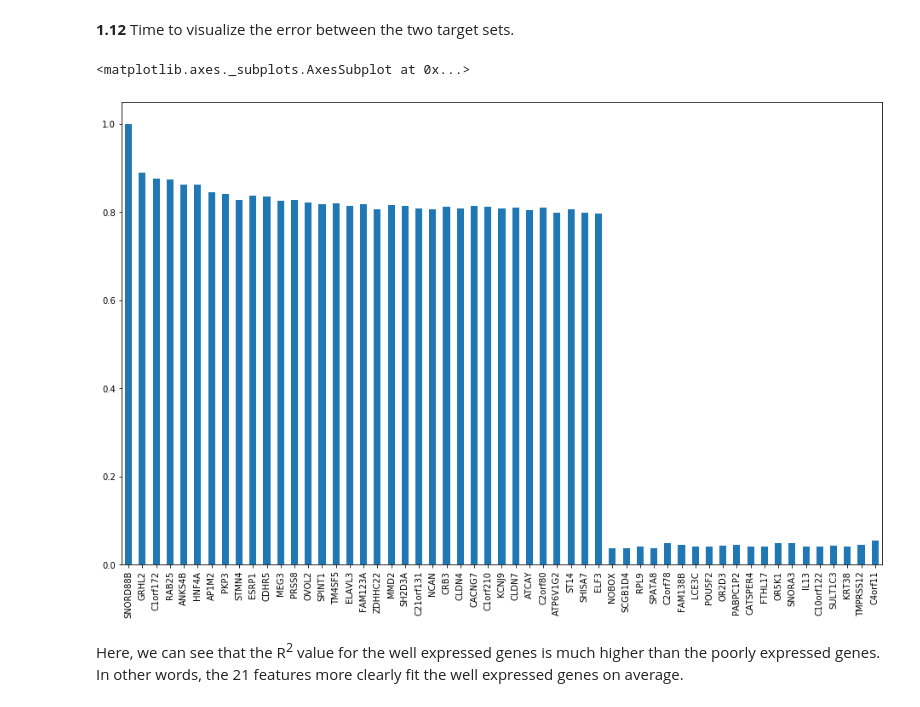
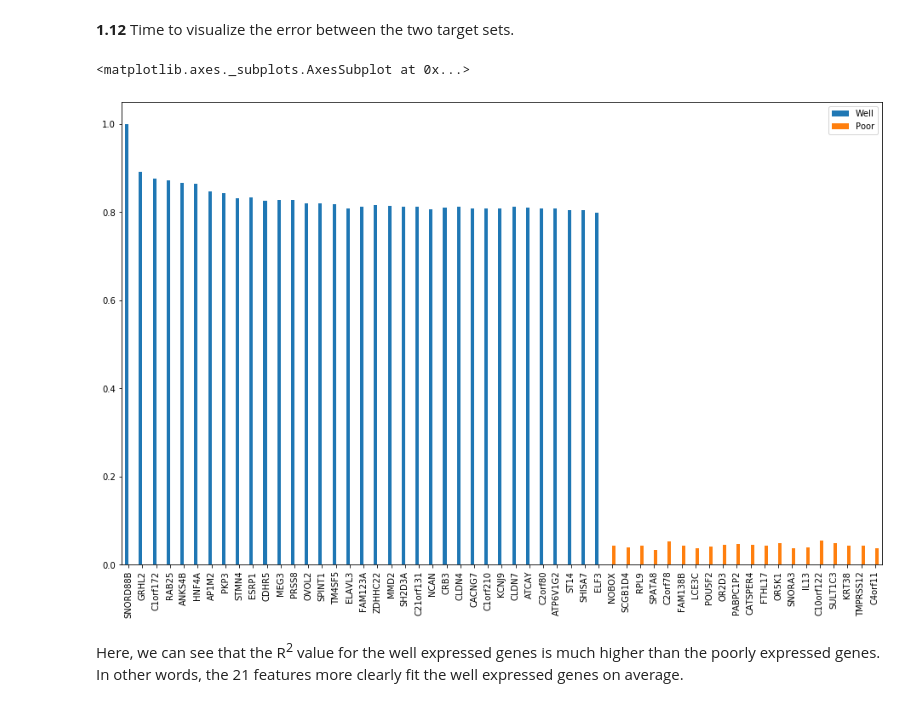
Before and after one commit to jrg94/CSE5522, a Jupyter notebook: lab1.ipynb, the cells around one changed output. Saved outputs shown, nothing was run; the diff lists cells and outputs as text; code cells hidden in the pictures.

Commit message:
Cleaned up plots

```diff
--- a/lab1.ipynb
+++ b/lab1.ipynb
@@ -234,10 +234,11 @@ C4orf11: {'rmse_avg': 0.03743923129165483, 'rmse_std': 0.015149568221707741, 'r2
 # %%
 well_r2_dataframe = pd.DataFrame.from_dict(well_error).T["r2_avg"]
 poor_r2_dataframe = pd.DataFrame.from_dict(poor_error).T["r2_avg"]
-r2_dataframe = well_r2_dataframe.append(poor_r2_dataframe)
+r2_dataframe = pd.DataFrame([well_r2_dataframe, poor_r2_dataframe]).T
+r2_dataframe.columns = ["Well", "Poor"]
 r2_dataframe.plot(kind='bar',figsize=(16,10))
 # %% [output]
 <matplotlib.axes._subplots.AxesSubplot at 0x...>
-[figure, old version]
+[figure, new version]
 # %% [markdown]
 Here, we can see that the R<sup>2</sup> value for the well expressed genes is much higher than the poorly expressed genes. In other words, the 21 features more clearly fit the well expressed genes on average.
```
Also changed, not shown: parts of 4 cells of this notebook.
